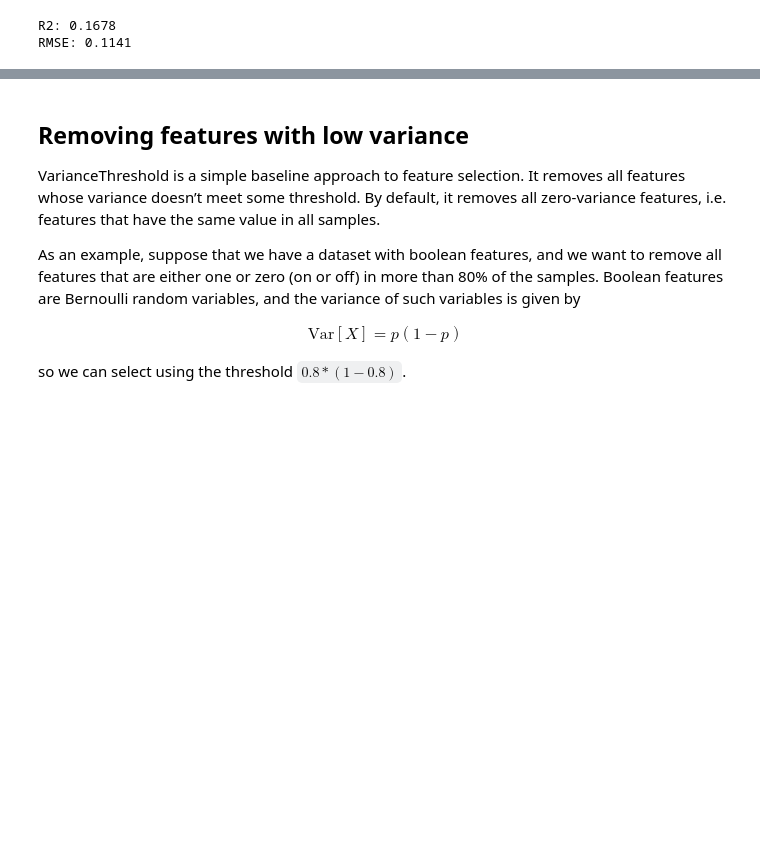
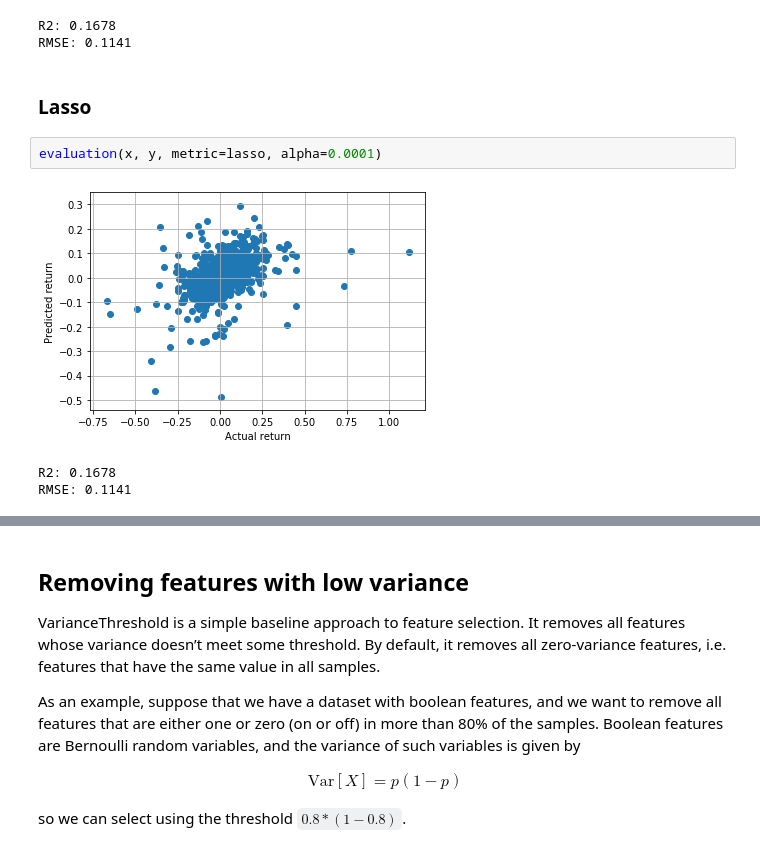
Before and after one commit to yxr126/yujiaren, a Jupyter notebook: Stock_return.ipynb, the cells around one changed output, grey strips where cells are left out. Cells and saved outputs as stored; diff of their text form; blank space fills up the shorter version.

```diff
--- a/Stock_return.ipynb
+++ b/Stock_return.ipynb
@@ -281,3 +283,11 @@ evaluation(x, y, metric=ridge, alpha=0.2)
 [figure]
 R2: 0.1678
 RMSE: 0.1141
+# %% [markdown]
+### Lasso
+# %%
+evaluation(x, y, metric=lasso, alpha=0.0001)
+# %% [output]
+[figure, added]
+R2: 0.1678
+RMSE: 0.1141
```
Also changed, not shown: parts of 27 cells of this notebook, 9 other files.
